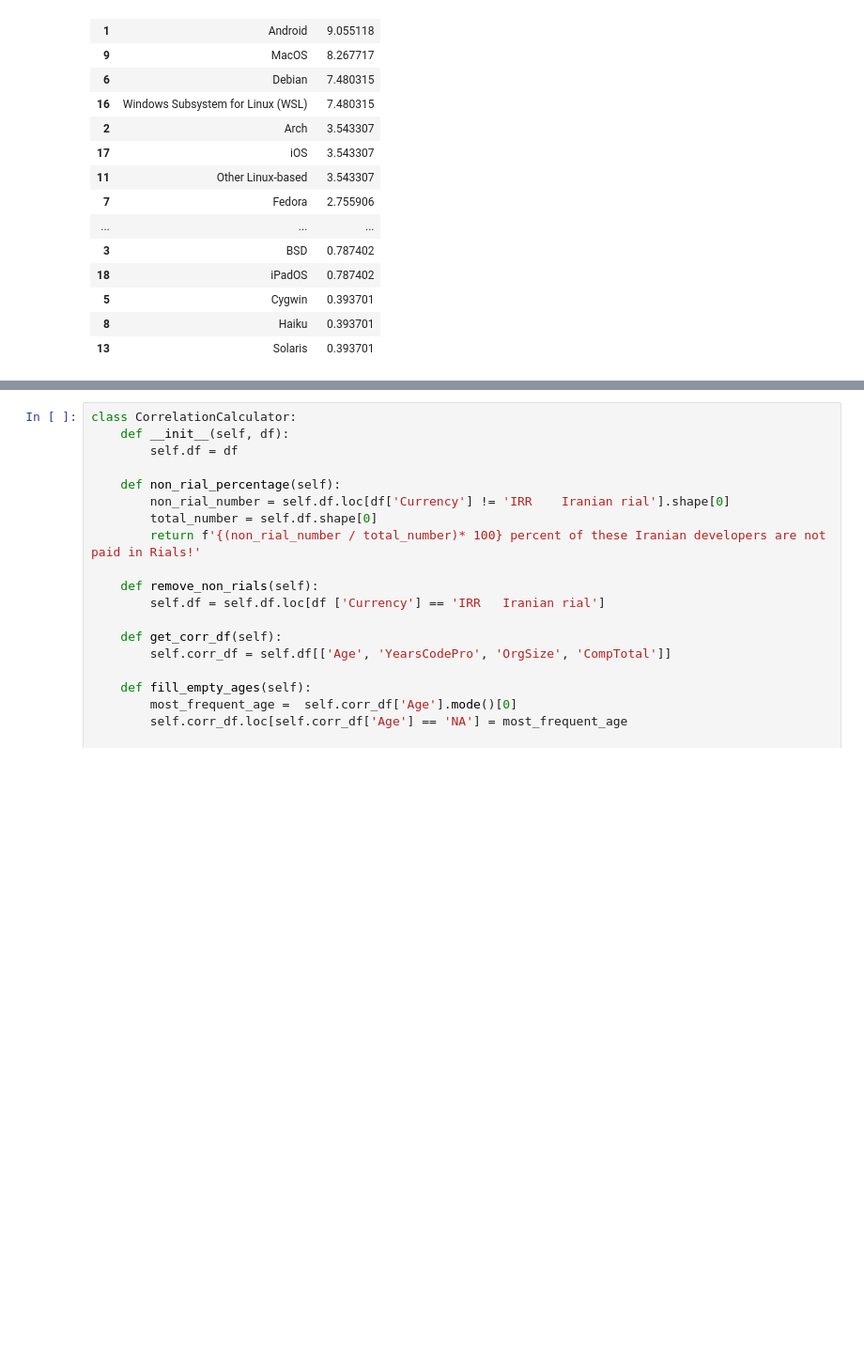
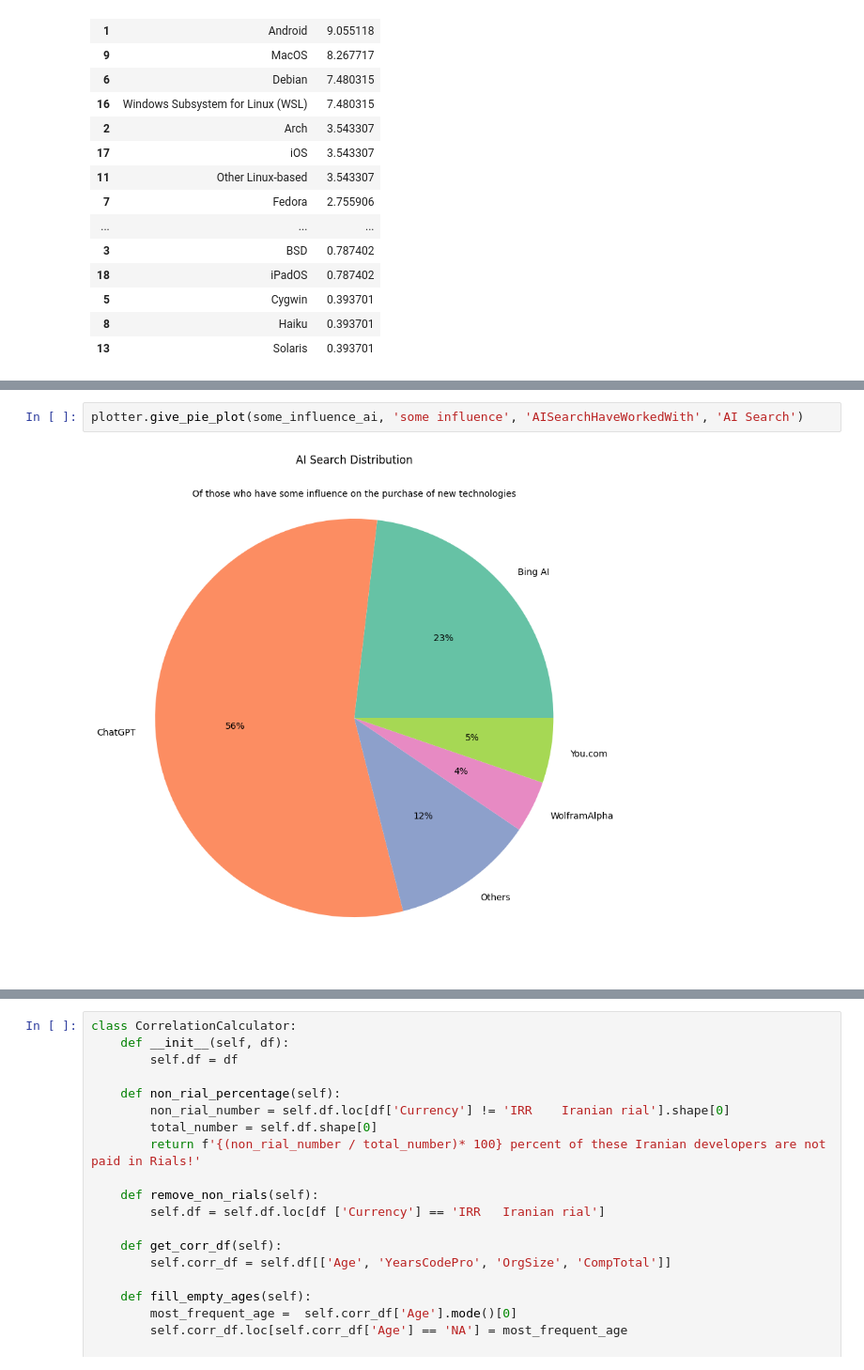
Before and after one commit to abrahim-k/stack_overflow_data, a Jupyter notebook: stack_overflow.ipynb, the cells around one changed output, grey strips where cells are left out. Shown at 94% size. Drawn from its saved outputs; the diff is of its cells as text; blank space fills up the shorter version.

```diff
--- a/stack_overflow.ipynb
+++ b/stack_overflow.ipynb
@@ -358,3 +406,7 @@ some_influence_ai
+# %%
+plotter.give_pie_plot(some_influence_ai, 'some influence', 'AISearchHaveWorkedWith', 'AI Search')
+# %% [output]
+[figure, added]
 # %%
 
 high_influence_communication = high_result_maker.get_percentages_df_by_column('OfficeStackSyncHaveWorkedWith')
```
Also changed, not shown: parts of 20 cells of this notebook.
